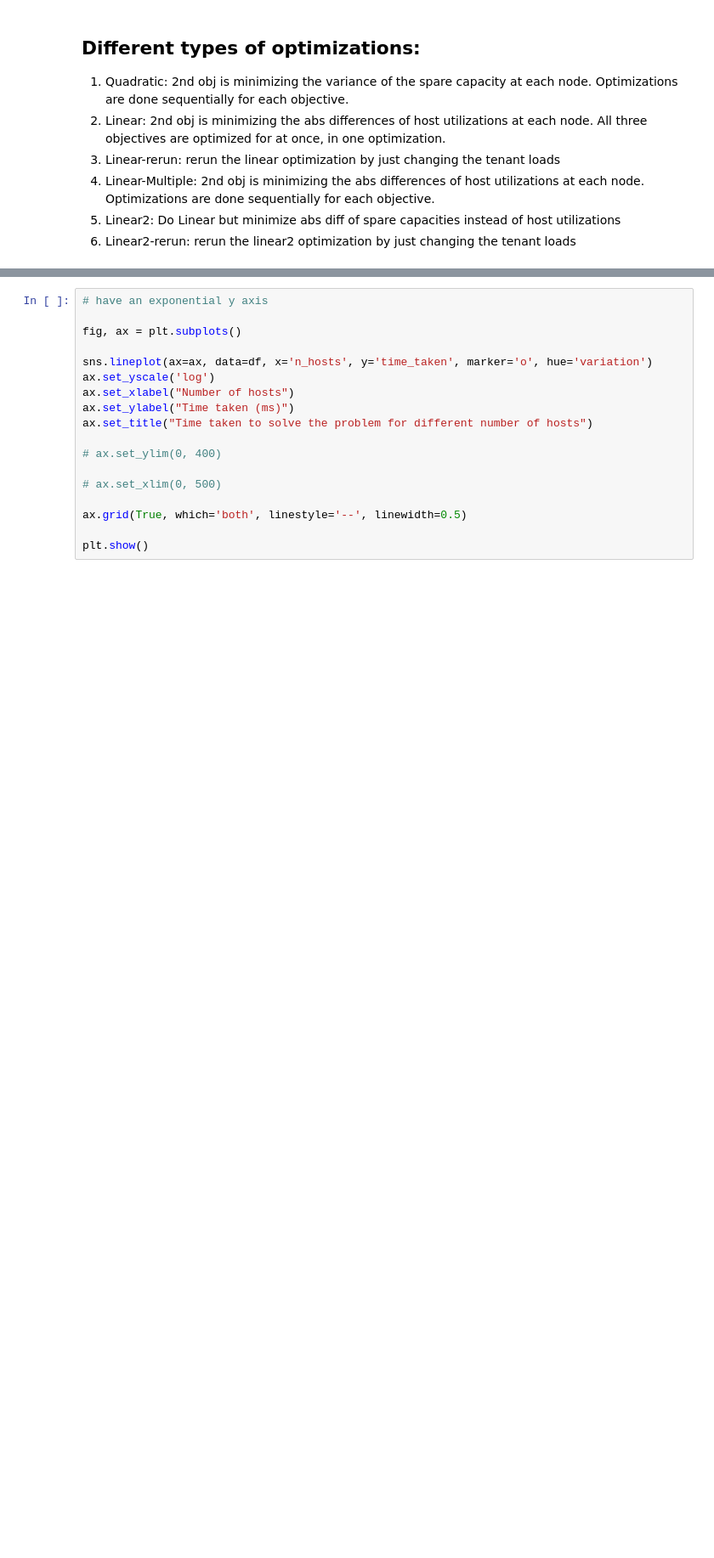
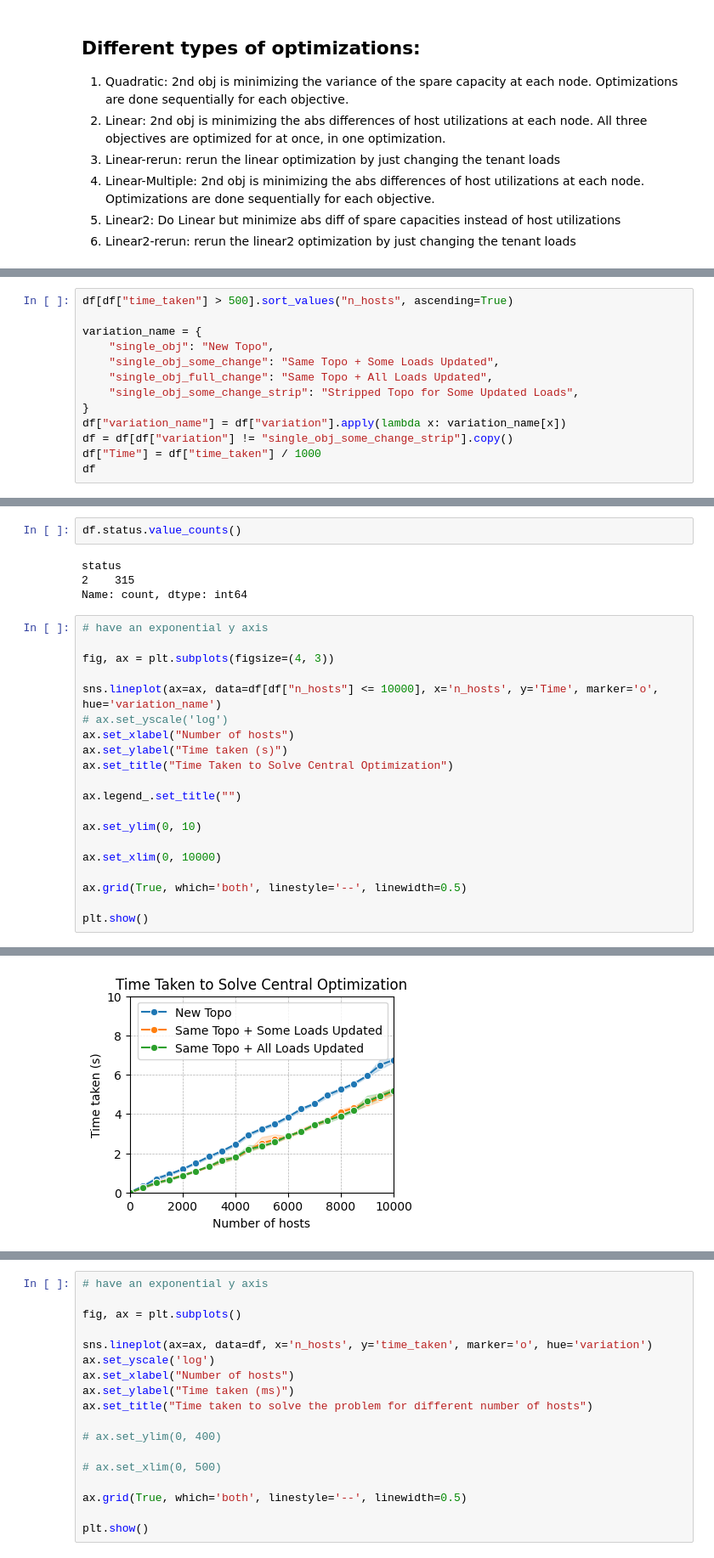
Before and after one commit to ServiceLayerNetworking/multiparty-lb, a Jupyter notebook: gurobi_server/scalability_testing/parse_scalability_test_log.ipynb, the cells around one changed output, grey strips where cells are left out. Shown at 85% size. Saved outputs shown, nothing was run; the diff lists cells and outputs as text; blank space fills up the shorter version.

```diff
--- a/gurobi_server/scalability_testing/parse_scalability_test_log.ipynb
+++ b/gurobi_server/scalability_testing/parse_scalability_test_log.ipynb
@@ -64,0 +70,13 @@ display(df)
+# %%
+df[df["time_taken"] > 500].sort_values("n_hosts", ascending=True)
+
+variation_name = {
+    "single_obj": "New Topo",
+    "single_obj_some_change": "Same Topo + Some Loads Updated",
+    "single_obj_full_change": "Same Topo + All Loads Updated",
+    "single_obj_some_change_strip": "Stripped Topo for Some Updated Loads",
+}
+df["variation_name"] = df["variation"].apply(lambda x: variation_name[x])
+df = df[df["variation"] != "single_obj_some_change_strip"].copy()
+df["Time"] = df["time_taken"] / 1000
+df
@@ -64,0 +117,27 @@ display(df)
+# %%
+df.status.value_counts()
+# %% [output]
+status
+2    315
+Name: count, dtype: int64
+# %%
+# have an exponential y axis
+
+fig, ax = plt.subplots(figsize=(4, 3))
+
+sns.lineplot(ax=ax, data=df[df["n_hosts"] <= 10000], x='n_hosts', y='Time', marker='o', hue='variation_name')
+# ax.set_yscale('log')
+ax.set_xlabel("Number of hosts")
+ax.set_ylabel("Time taken (s)")
+ax.set_title("Time Taken to Solve Central Optimization")
+
+ax.legend_.set_title("")
+
+ax.set_ylim(0, 10)
+
+ax.set_xlim(0, 10000)
+
+ax.grid(True, which='both', linestyle='--', linewidth=0.5)
+
+plt.show()
+# %% [output]
@@ -64,0 +161 @@ display(df)
+[figure, added]
```
Also changed, not shown: parts of 5 cells of this notebook, 16 other files.
